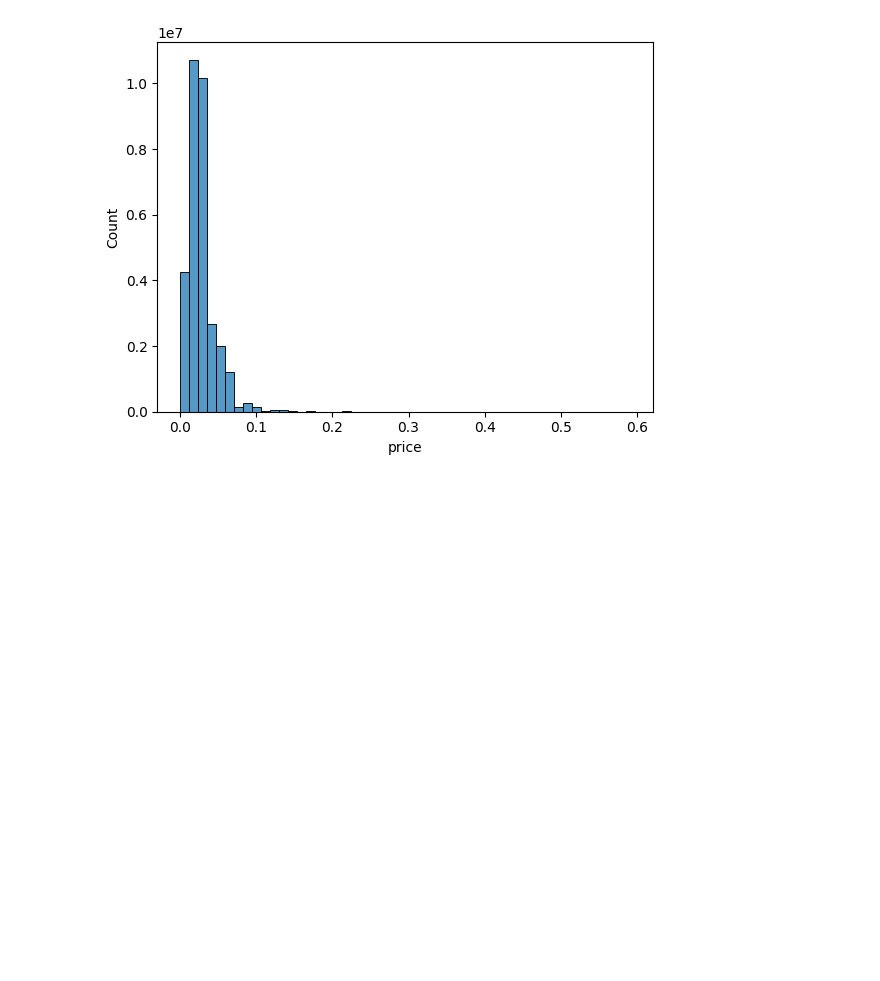
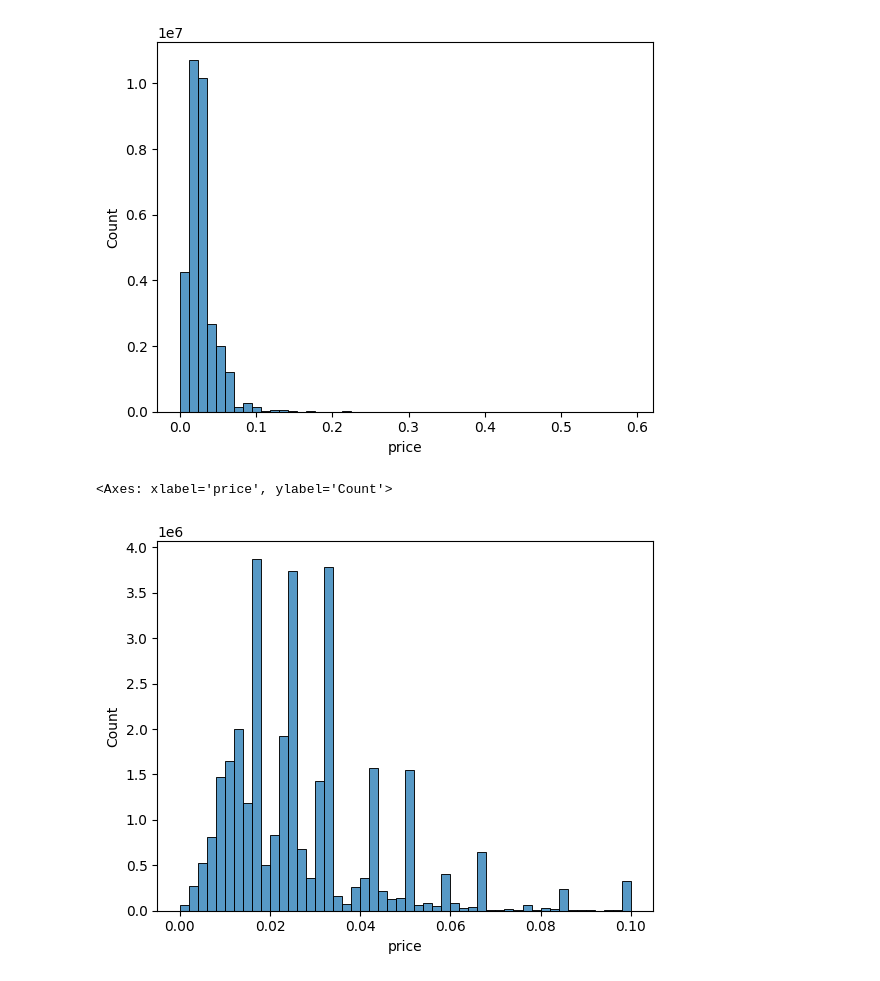
Before and after one commit to LienM/ai-project-23-24, a Jupyter notebook: CasperDeSmet/EDA.ipynb, the cells around one changed output. Drawn from its saved outputs; the diff is of its cells as text; code cells hidden in the pictures; blank space fills up the shorter version.

```diff
--- a/CasperDeSmet/EDA.ipynb
+++ b/CasperDeSmet/EDA.ipynb
@@ -344,3 +345,8 @@ sns.histplot(transactions_train["price"], bins=50)
 # %% [output]
 <Axes: xlabel='price', ylabel='Count'>
 [figure]
+# %%
+sns.histplot(np.clip(transactions_train["price"], 0, 0.1), bins=50)
+# %% [output]
+<Axes: xlabel='price', ylabel='Count'>
+[figure, added]
```
Also changed, not shown: parts of 1 cell of this notebook, 2 other files.
